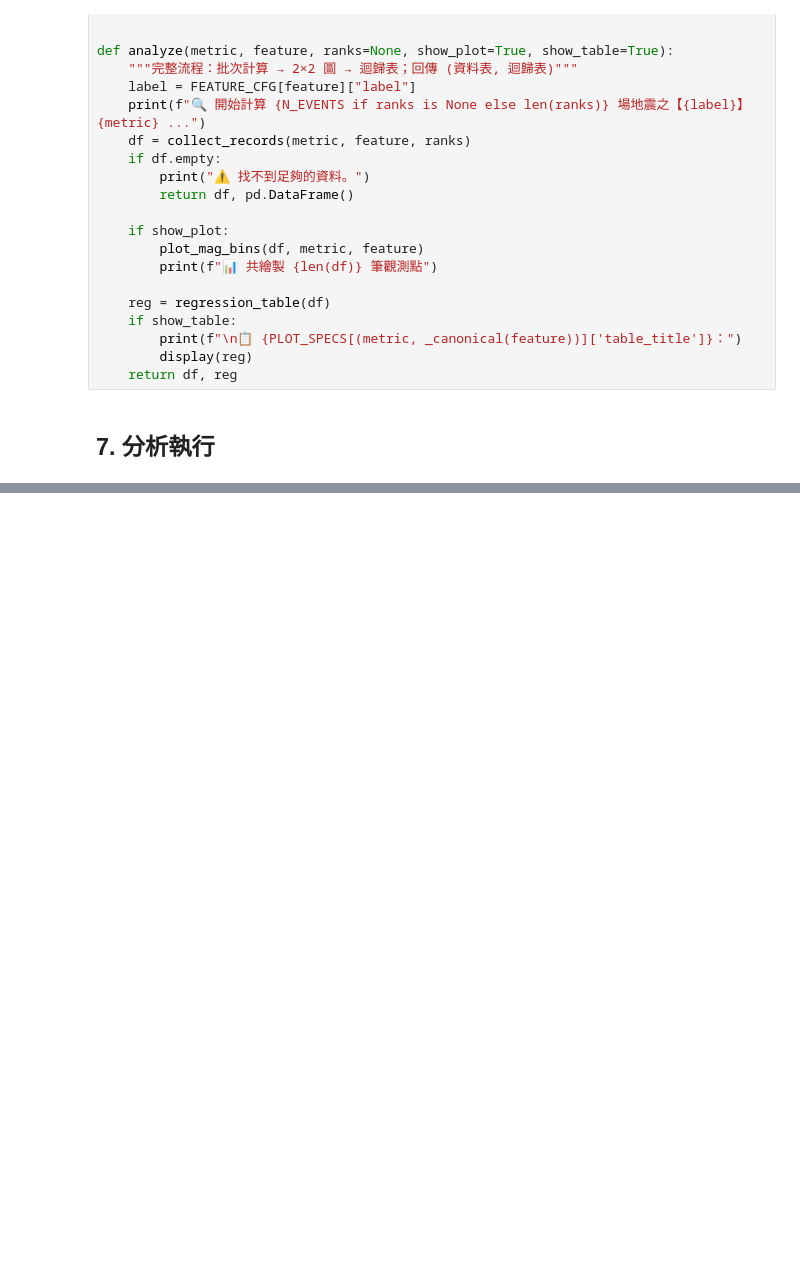
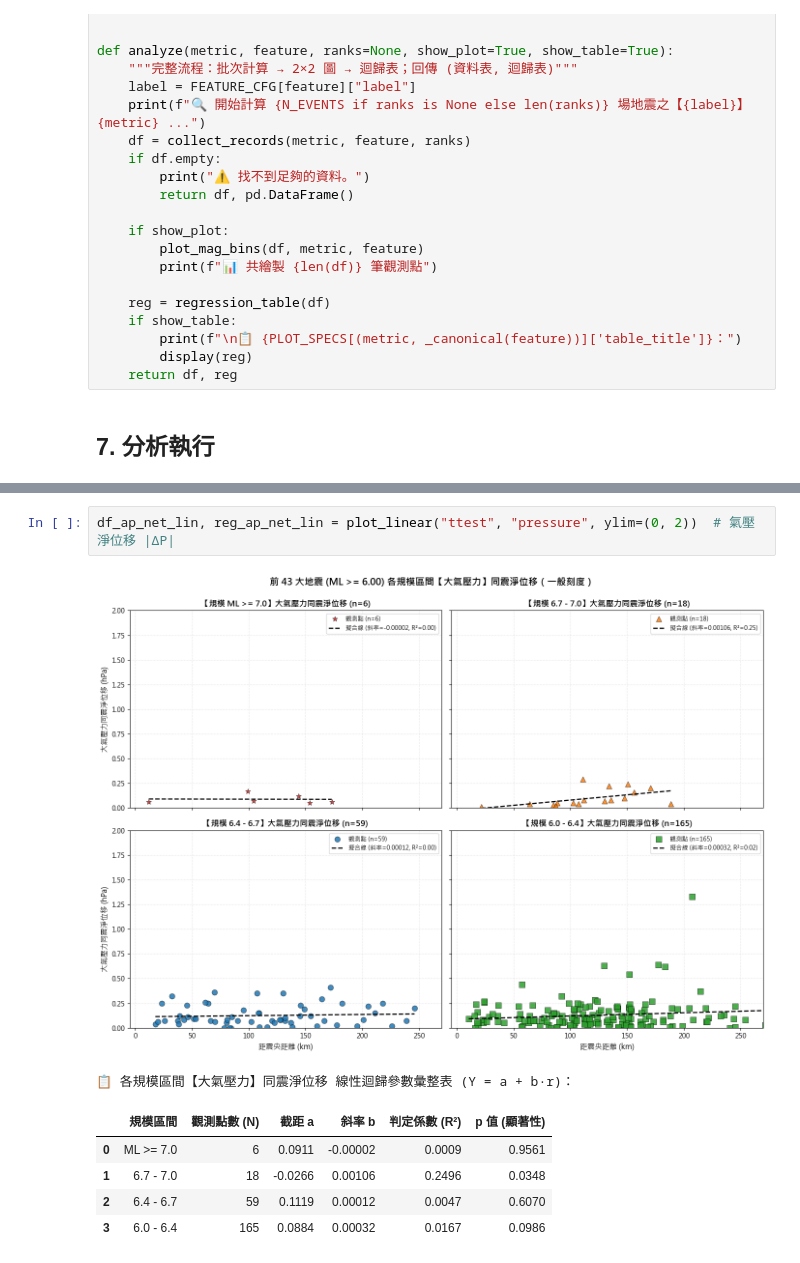
Before and after one commit to Jeff9415/earthquake-groundwater, a Jupyter notebook: 地下水分析.ipynb, the cells around one changed output, grey strips where cells are left out. Cells and saved outputs as stored; diff of their text form; blank space fills up the shorter version.

```diff
--- a/地下水分析.ipynb
+++ b/地下水分析.ipynb
@@ -717,0 +796,10 @@ df_amp_ap, df_amp_ap_reg = analyze("amplitude", "pressure")
+# %%
+df_ap_net_lin, reg_ap_net_lin = plot_linear("ttest", "pressure", ylim=(0, 2))  # 氣壓淨位移 |ΔP|
+# %% [output]
+[figure, added]
+📋 各規模區間【大氣壓力】同震淨位移 線性迴歸參數彙整表 (Y = a + b·r)：
+|  | 規模區間 | 觀測點數 (N) | 截距 a | 斜率 b | 判定係數 (R²) | p 值 (顯著性) |
+| 0 | ML >= 7.0 | 6 | 0.0911 | -0.00002 | 0.0009 | 0.9561 |
+| 1 | 6.7 - 7.0 | 18 | -0.0266 | 0.00106 | 0.2496 | 0.0348 |
+| 2 | 6.4 - 6.7 | 59 | 0.1119 | 0.00012 | 0.0047 | 0.6070 |
+| 3 | 6.0 - 6.4 | 165 | 0.0884 | 0.00032 | 0.0167 | 0.0986 |
```
Also changed, not shown: parts of 8 cells of this notebook, 1 other file.
